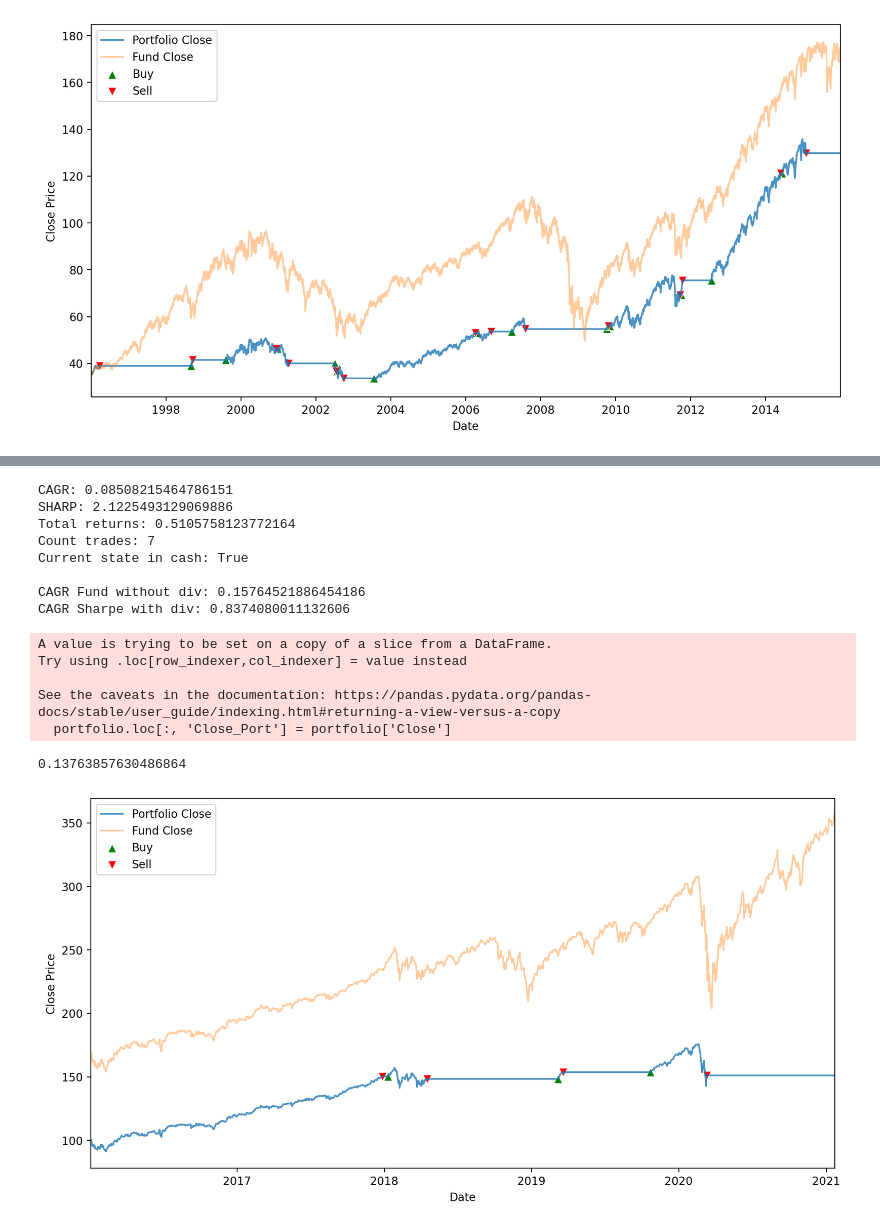
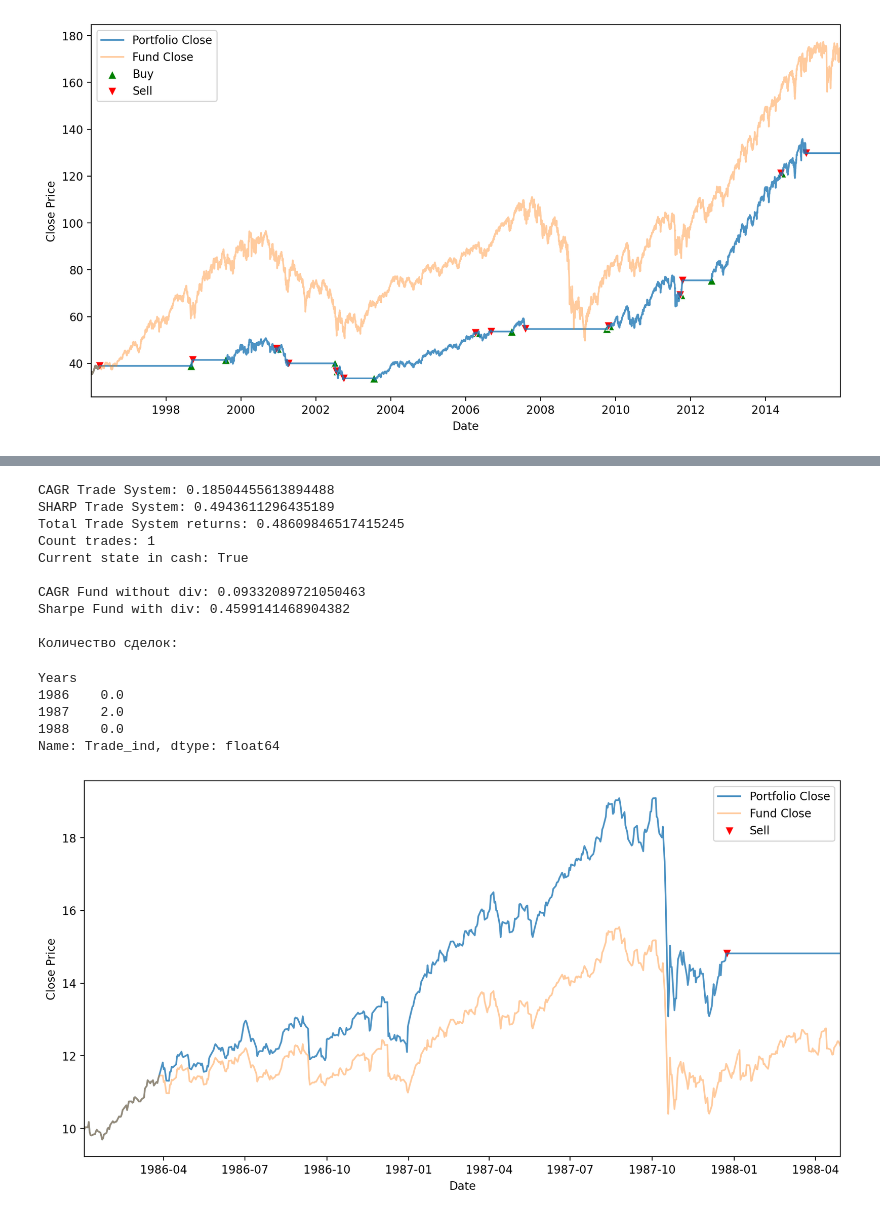
Before and after one commit to Den-is-me/test_ff, a Jupyter notebook: test_ff.ipynb, the cells around one changed output, grey strips where cells are left out. Saved outputs shown, nothing was run; the diff lists cells and outputs as text; code cells hidden in the pictures.

```diff
--- a/test_ff.ipynb
+++ b/test_ff.ipynb
@@ -1154,18 +1152,43 @@ CAGR Sharpe with div: 0.8374080011132606
 # %%
 # Флэт
+
+start_date = test_df_flat.iloc[0].name
+end_date = test_df_flat.iloc[-1].name
+start_investment = test_df_flat.iloc[0]['Close']
+
+TS = TradeSystem(start_investment, data, start_date, end_date, trade_needed=True, SMA_long_window=500, SMA_short_window=200, trade_year_coef=0.05)
+TS.start_trade()
+TS.plt()
+print()
+print('CAGR Fund without div:', TS.calculate_cagr(test_df_flat))
+print('Sharpe Fund with div:', TS.calculate_sharpe_ratio(test_df_flat))
+
+port = TS.portfolio
+print()
+print('Количество сделок: ')
+port['Years'] = port.index.year
+port.groupby(by='Years')['Trade_ind'].sum()
+# Из граффика и данных видно как торговая система сглаживает моменты волатильности на рынке фонад
+# В результате мы добились желаемого результата и выполнили условия:
+# CAGR Trade System: 0.18 > CAGR Fund without div 0.09
+# SHARP Trade System: 0.49 > Sharpe with div 0.45 но меньше ориентира 0.6%
+# Current state in cash: True
+# Отсутствие сделок в 1 год вызвано отсутвие данных для скользящих кривых, т.к. для скользящих выбран период в 1 год а это первый год в предоставленных данных
+# Отсутствие сделок в 3 год вызвано тем что мы рассматриваемый период и дата торговли закончились в середине 1988 года.
 # %% [output]
-CAGR: 0.08508215464786151
-SHARP: 2.1225493129069886
-Total returns: 0.5105758123772164
-Count trades: 7
+CAGR Trade System: 0.18504455613894488
+SHARP Trade System: 0.4943611296435189
+Total Trade System returns: 0.48609846517415245
+Count trades: 1
 Current state in cash: True
 
-CAGR Fund without div: 0.15764521886454186
-CAGR Sharpe with div: 0.8374080011132606
+CAGR Fund without div: 0.09332089721050463
+Sharpe Fund with div: 0.4599141468904382
+
+Количество сделок:
-A value is trying to be set on a copy of a slice from a DataFrame.
-Try using .loc[row_indexer,col_indexer] = value instead
-
-See the caveats in the documentation: https://pandas.pydata.org/pandas-docs/stable/user_guide/indexing.html#returning-a-view-versus-a-copy
-  portfolio.loc[:, 'Close_Port'] = portfolio['Close']
+Years
+1986    0.0
+1987    2.0
+1988    0.0
+Name: Trade_ind, dtype: float64
-0.13763857630486864
-[figure, old version]
+[figure, new version]
```
Also changed, not shown: parts of 14 cells of this notebook, 1 other file.
